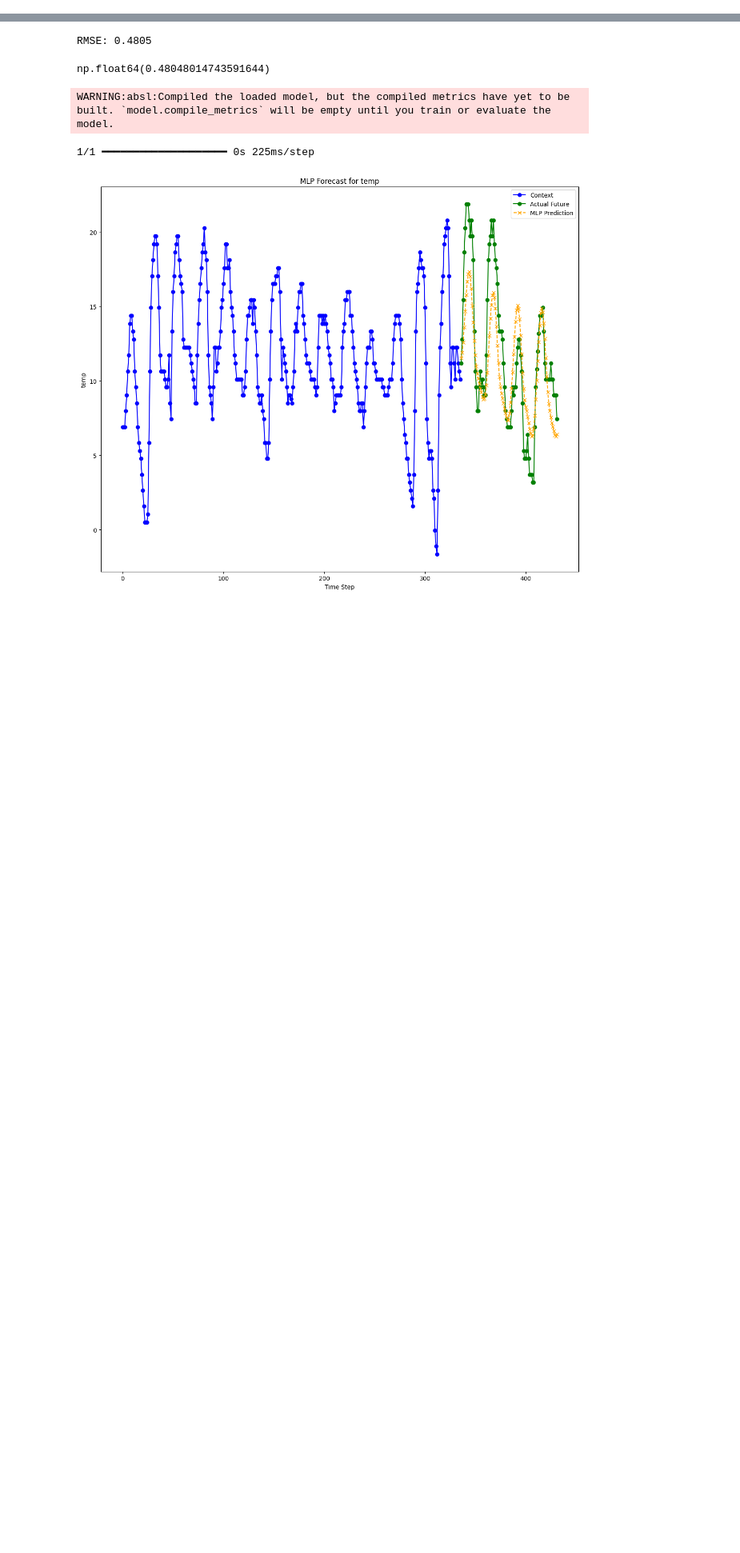
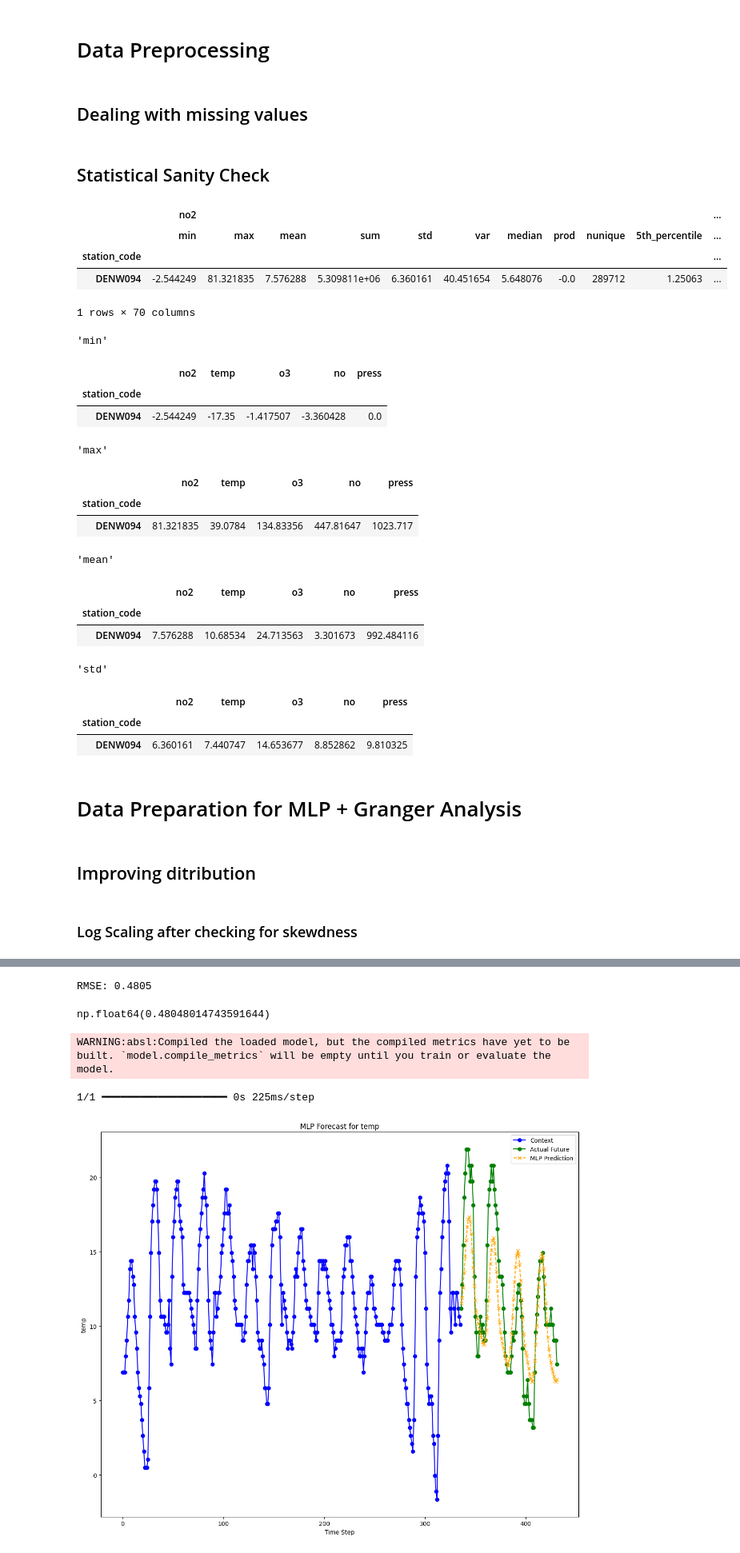
Before and after one commit to babypanda212/mless, a Jupyter notebook: homework2/task2_MLP.ipynb, the cells around one changed output, grey strips where cells are left out. Shown at 80% size. Drawn from its saved outputs; the diff is of its cells as text; code cells hidden in the pictures; blank space fills up the shorter version.

```diff
--- a/homework2/task2_MLP.ipynb
+++ b/homework2/task2_MLP.ipynb
@@ -105,0 +403,5 @@ def save_forecast(
+# %%
+# select station for download
+station_codes = ["DENW094"]
+# select variables for download
+variable_columns = ["temp", "o3"]
@@ -105,0 +441,65 @@ def save_forecast(
+# %%
+"""
+# save data path variable
+data_path = os.path.join(TIMESERIES_DATA_DIR, "raw_data.csv")
+# read in raw data
+dataframes = pd.read_csv(data_path,parse_dates=["datetime"])
+"""
+# %% [markdown]
+# Data Preprocessing
+# %% [markdown]
+## Dealing with missing values
+# %%
+# groups values by variable and fills in six NaN values
+dataframes[variable_columns] = dataframes.groupby(group_columns)[variable_columns].transform(fill_six_nans)
+# checks number of na values
+dataframes.isna().sum()
+# drop remaining na values
+dataframes = dataframes.dropna()
+# check again
+dataframes.isna().sum()
+# %% [markdown]
+## Statistical Sanity Check
+# %%
+stats = ['min', 'max', 'mean', 'sum', 'std', 'var', 'median','prod','nunique',
+    ('5th_percentile', lambda x: x.quantile(0.05)),
+    ('10th_percentile', lambda x: x.quantile(0.10)),
+    ('25th_percentile', lambda x: x.quantile(0.25)),
+    ('50th_percentile', lambda x: x.quantile(0.50)), #(median)
+    ('75th_percentile', lambda x: x.quantile(0.75))]
+agg_dict = {col: stats for col in variable_columns}
+grouped = dataframes.groupby('station_code').agg(agg_dict)
+display(grouped)
+
+for agg_func in ['min', 'max', 'mean', 'std']:
+    display(agg_func)
+    agg_view = grouped.xs(agg_func, axis=1, level=1)
+    display(agg_view)
+# %% [output]
+|  | no2 |  |  |  |  |  |  |  |  |  | ... |
+|  | min | max | mean | sum | std | var | median | prod | nunique | 5th_percentile | ... |
+| station_code |  |  |  |  |  |  |  |  |  |  | ... |
+| DENW094 | -2.544249 | 81.321835 | 7.576288 | 5.309811e+06 | 6.360161 | 40.451654 | 5.648076 | -0.0 | 289712 | 1.25063 | ... |
+1 rows × 70 columns
+'min'
+|  | no2 | temp | o3 | no | press |
+| station_code |  |  |  |  |  |
+| DENW094 | -2.544249 | -17.35 | -1.417507 | -3.360428 | 0.0 |
+'max'
+|  | no2 | temp | o3 | no | press |
+| station_code |  |  |  |  |  |
+| DENW094 | 81.321835 | 39.0784 | 134.83356 | 447.81647 | 1023.717 |
+'mean'
+|  | no2 | temp | o3 | no | press |
+| station_code |  |  |  |  |  |
+| DENW094 | 7.576288 | 10.68534 | 24.713563 | 3.301673 | 992.484116 |
+'std'
+|  | no2 | temp | o3 | no | press |
+| station_code |  |  |  |  |  |
+| DENW094 | 6.360161 | 7.440747 | 14.653677 | 8.852862 | 9.810325 |
+# %% [markdown]
+# Data Preparation for MLP + Granger Analysis
+# %% [markdown]
+## Improving ditribution
+# %% [markdown]
+### Log Scaling after checking for skewdness
```
Also changed, not shown: parts of 49 cells of this notebook.
